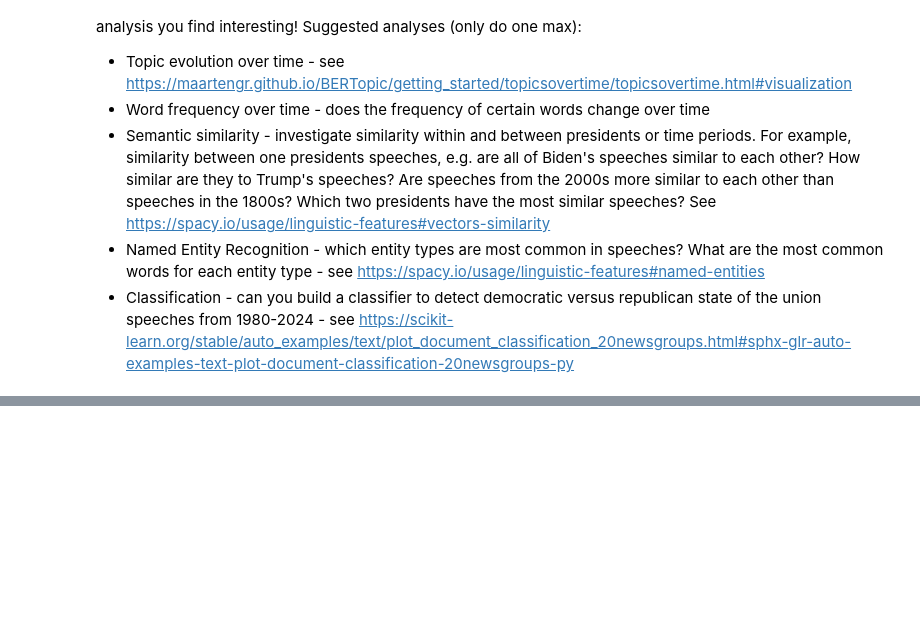
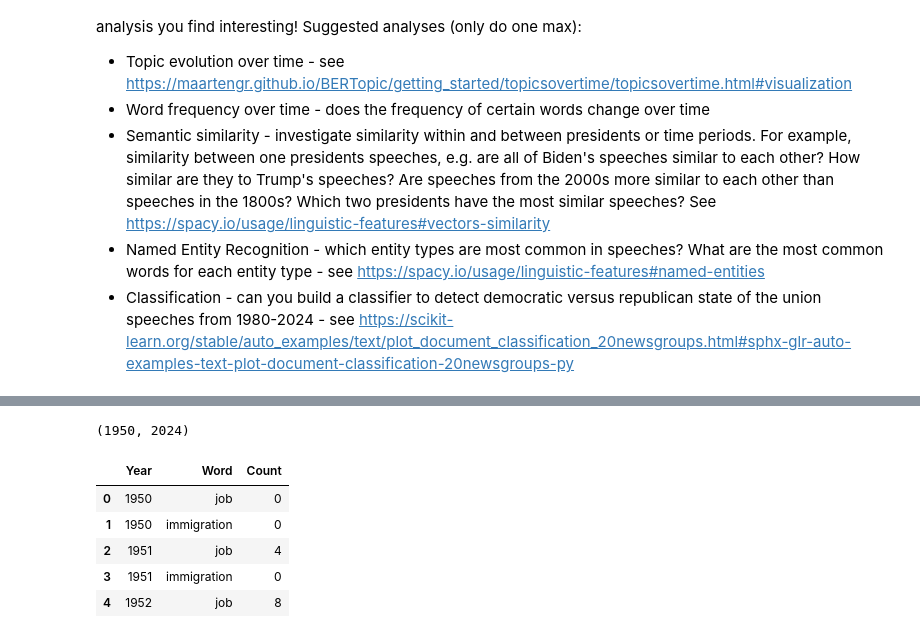
Before and after one commit to UCB-stat-159-f25/proj02-group27, a Jupyter notebook: proj02-nlp.ipynb, the cells around one changed output, grey strips where cells are left out. Saved outputs shown, nothing was run; the diff lists cells and outputs as text; code cells hidden in the pictures; blank space fills up the shorter version.

```diff
--- a/proj02-nlp.ipynb
+++ b/proj02-nlp.ipynb
@@ -783,0 +788,6 @@ This section is open ended and your chance to explare any advanced analysis. Ple
+# %%
+sou_1950 = sou[sou["Year"] >= 1950].copy()
+sou_1950["Year"] = sou_1950["Year"].astype(int)
+sou_1950["Year"].min(), sou_1950["Year"].max()
+# %% [output]
+(1950, 2024)
@@ -783,0 +821,10 @@ This section is open ended and your chance to explare any advanced analysis. Ple
+# %%
+freq_df = count_targets_by_year(sou_1950, target_words)
+freq_df.head()
+# %% [output]
+|  | Year | Word | Count |
+| 0 | 1950 | job | 0 |
+| 1 | 1950 | immigration | 0 |
+| 2 | 1951 | job | 4 |
+| 3 | 1951 | immigration | 0 |
+| 4 | 1952 | job | 8 |
```
Also changed, not shown: parts of 6 cells of this notebook, 1 other file.
